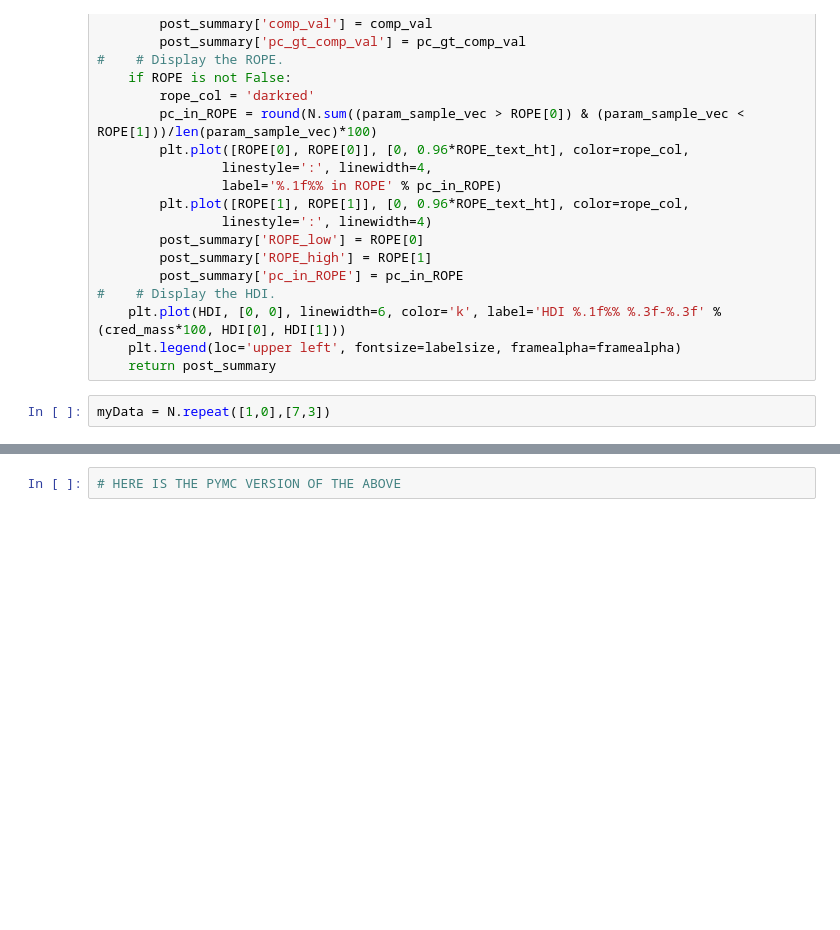
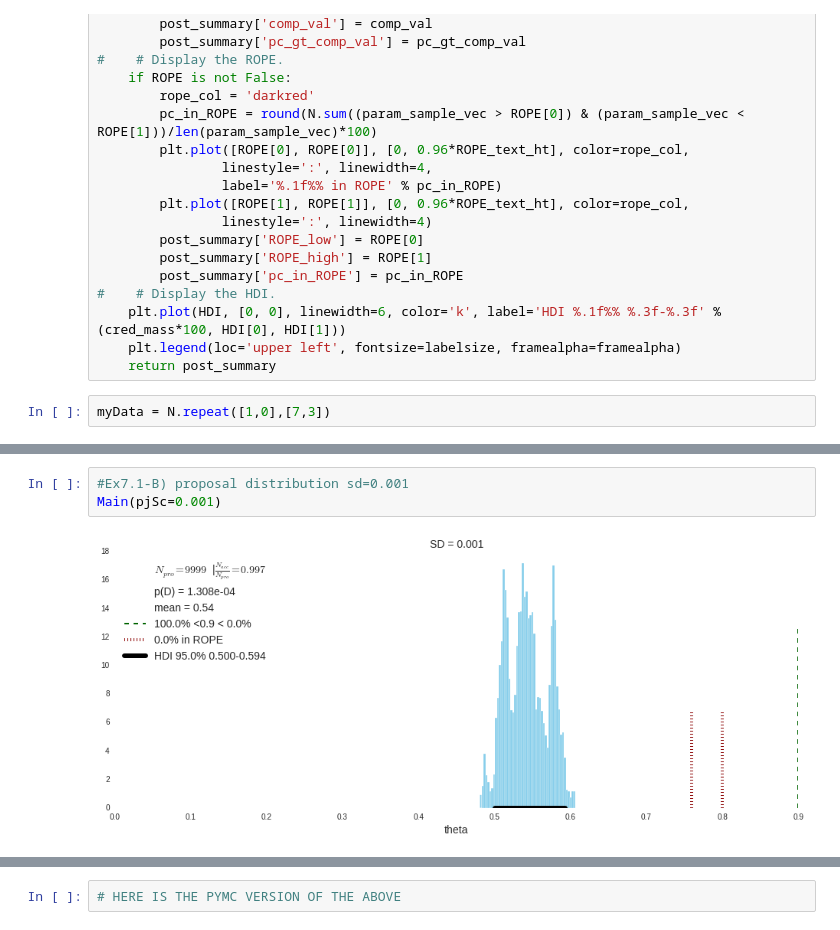
Before and after one commit to grayWolfDC/Doing_bayesian_data_analysis, a Jupyter notebook: IPython/DBDAWkBookCh7.ipynb, the cells around one changed output, grey strips where cells are left out. Cells and saved outputs as stored; diff of their text form; blank space fills up the shorter version.

```diff
--- a/IPython/DBDAWkBookCh7.ipynb
+++ b/IPython/DBDAWkBookCh7.ipynb
@@ -261,0 +268,5 @@ mcmc_info = plot_post(acceptedTraj, xlab='theta', show_mode=False, comp_val=0.9,
+# %%
+#Ex7.1-B) proposal distribution sd=0.001
+Main(pjSc=0.001)
+# %% [output]
+[figure, added]
```
Also changed, not shown: parts of 14 cells of this notebook, 1 other file.
